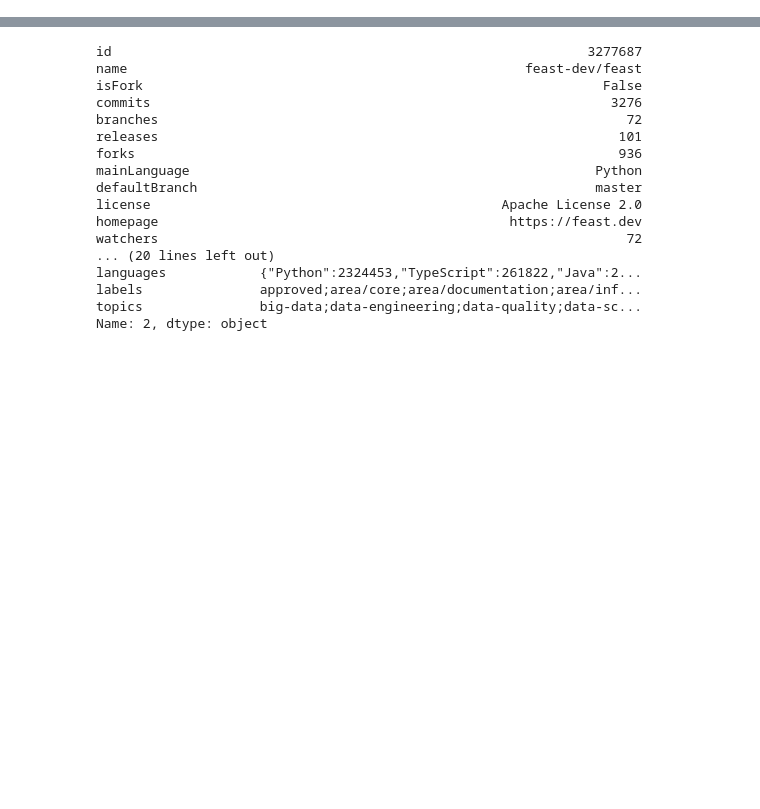
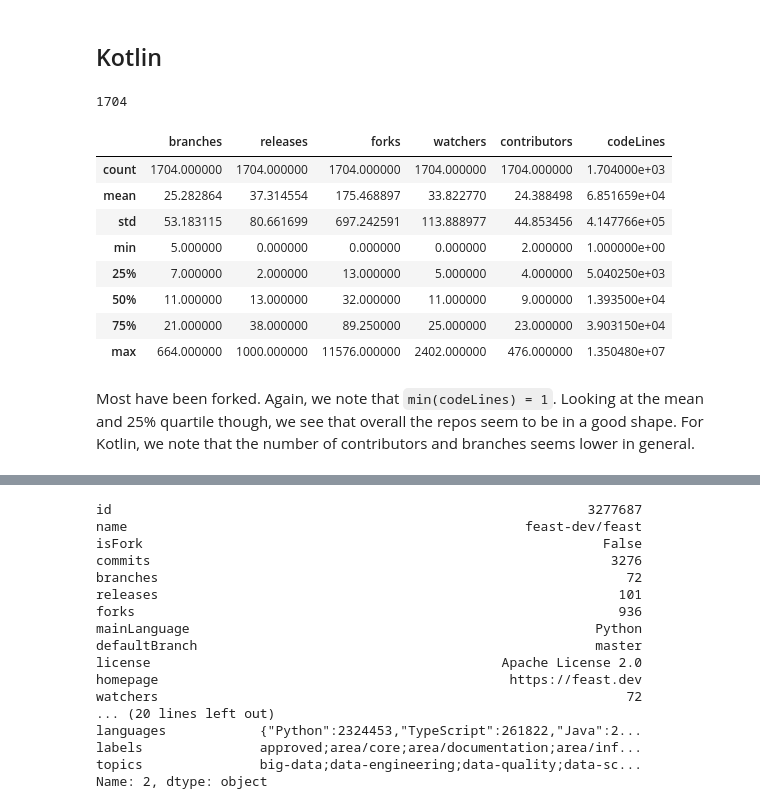
Before and after one commit to JetBrains-Research/vcs-agent, a Jupyter notebook: scrape_repos.ipynb, the cells around one changed output, grey strips where cells are left out. Saved outputs shown, nothing was run; the diff lists cells and outputs as text; code cells hidden in the pictures; blank space fills up the shorter version.

```diff
--- a/scrape_repos.ipynb
+++ b/scrape_repos.ipynb
@@ -11,0 +107,23 @@ repositories_metadata = pd.read_csv(os.path.join(path_to_data, 'results.csv'))
+# %% [markdown]
+## Kotlin
+# %%
+# 1. Read in repositories from CSV
+kotlin_repositories_metadata = pd.read_csv(os.path.join(path_to_data, 'kotlin_repos.csv'))
+# %%
+len(kotlin_repositories_metadata)
+# %% [output]
+1704
+# %%
+kotlin_repositories_metadata[['branches', 'releases', 'forks', 'watchers', 'contributors', 'codeLines']].describe()
+# %% [output]
+|  | branches | releases | forks | watchers | contributors | codeLines |
+| count | 1704.000000 | 1704.000000 | 1704.000000 | 1704.000000 | 1704.000000 | 1.704000e+03 |
+| mean | 25.282864 | 37.314554 | 175.468897 | 33.822770 | 24.388498 | 6.851659e+04 |
+| std | 53.183115 | 80.661699 | 697.242591 | 113.888977 | 44.853456 | 4.147766e+05 |
+| min | 5.000000 | 0.000000 | 0.000000 | 0.000000 | 2.000000 | 1.000000e+00 |
+| 25% | 7.000000 | 2.000000 | 13.000000 | 5.000000 | 4.000000 | 5.040250e+03 |
+| 50% | 11.000000 | 13.000000 | 32.000000 | 11.000000 | 9.000000 | 1.393500e+04 |
+| 75% | 21.000000 | 38.000000 | 89.250000 | 25.000000 | 23.000000 | 3.903150e+04 |
+| max | 664.000000 | 1000.000000 | 11576.000000 | 2402.000000 | 476.000000 | 1.350480e+07 |
+# %% [markdown]
+Most have been forked. Again, we note that `min(codeLines) = 1`. Looking at the mean and 25% quartile though, we see that overall the repos seem to be in a good shape. For Kotlin, we note that the number of contributors and branches seems lower in general.
```
Also changed, not shown: parts of 23 cells of this notebook, 1 other file.
